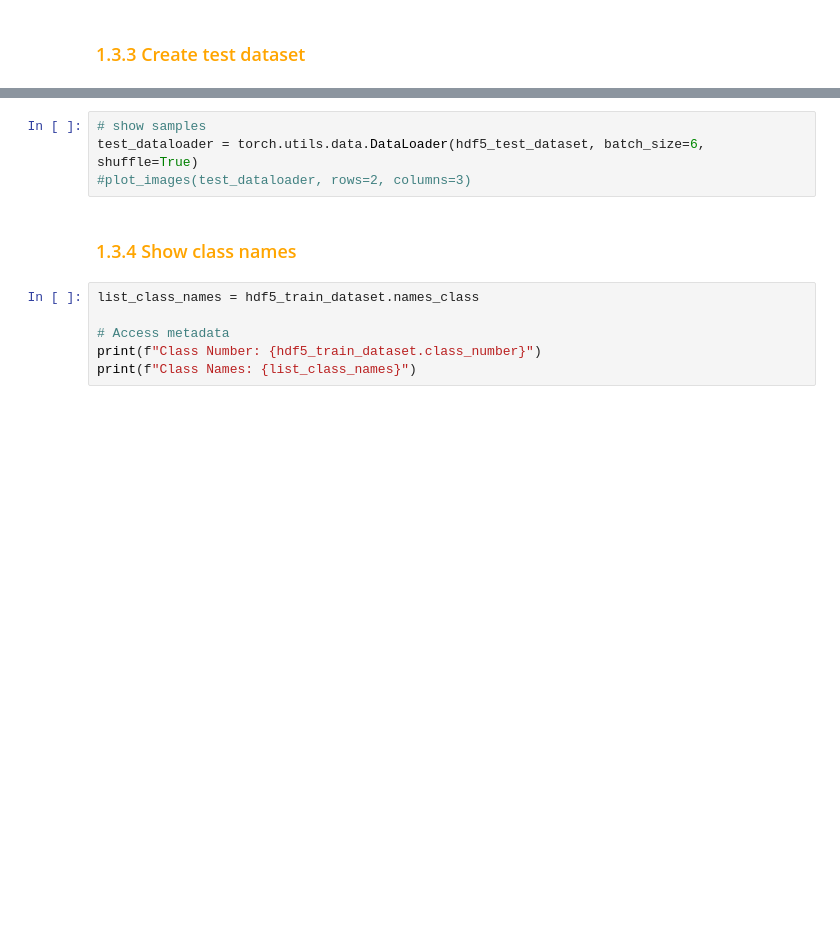
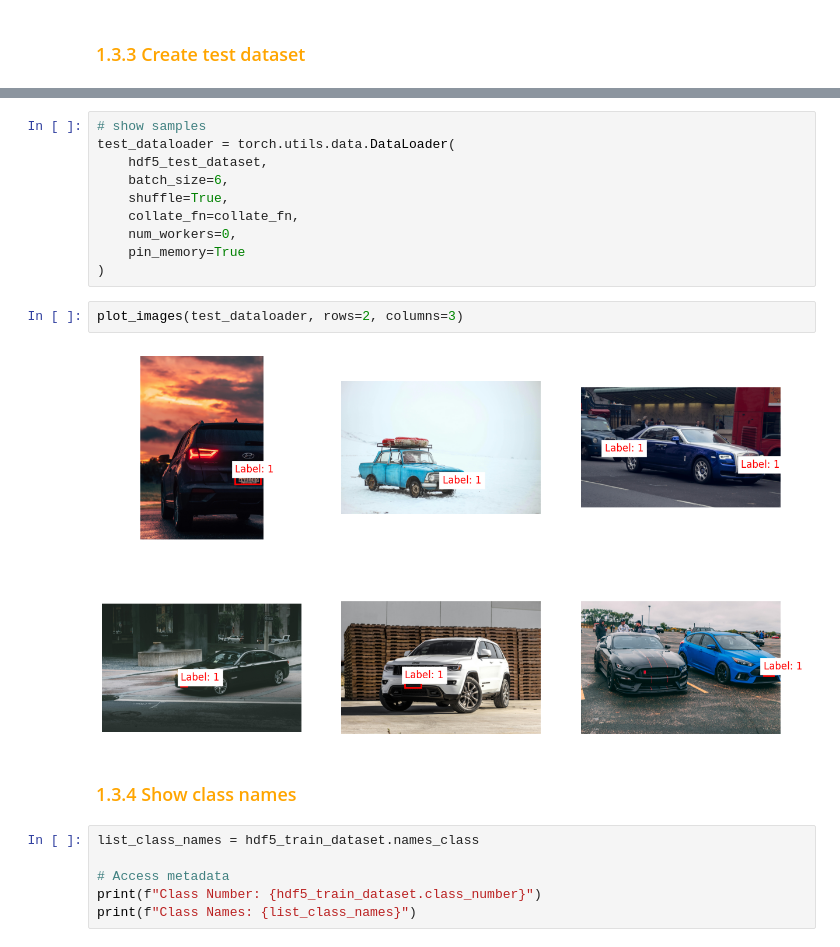
Before and after one commit to RadimKozl/OpenCV_PyTorch_Project3, a Jupyter notebook: Project3_object_detection.ipynb, the cells around one changed output, grey strips where cells are left out. Saved outputs shown, nothing was run; the diff lists cells and outputs as text; blank space fills up the shorter version.

```diff
--- a/Project3_object_detection.ipynb
+++ b/Project3_object_detection.ipynb
@@ -566,7 +586,17 @@ Wall time: 30.2 s
 # %%
 # show samples
-test_dataloader = torch.utils.data.DataLoader(hdf5_test_dataset, batch_size=6, shuffle=True)
-#plot_images(test_dataloader, rows=2, columns=3)
+test_dataloader = torch.utils.data.DataLoader(
+    hdf5_test_dataset,
+    batch_size=6,
+    shuffle=True,
+    collate_fn=collate_fn,
+    num_workers=0,
+    pin_memory=True
+)
+# %%
+plot_images(test_dataloader, rows=2, columns=3)
+# %% [output]
+[figure, added]
 # %% [markdown]
 ###  <font style="color:orange">1.3.4 Show class names</font>
 # %%
```
Also changed, not shown: parts of 15 cells of this notebook.
